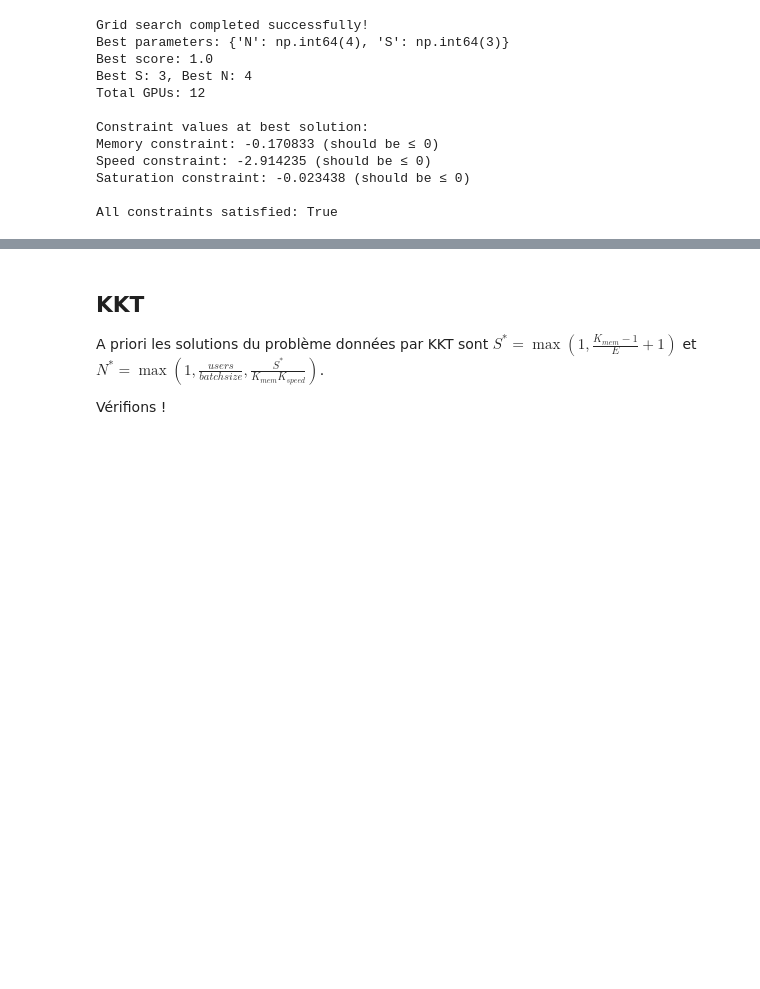
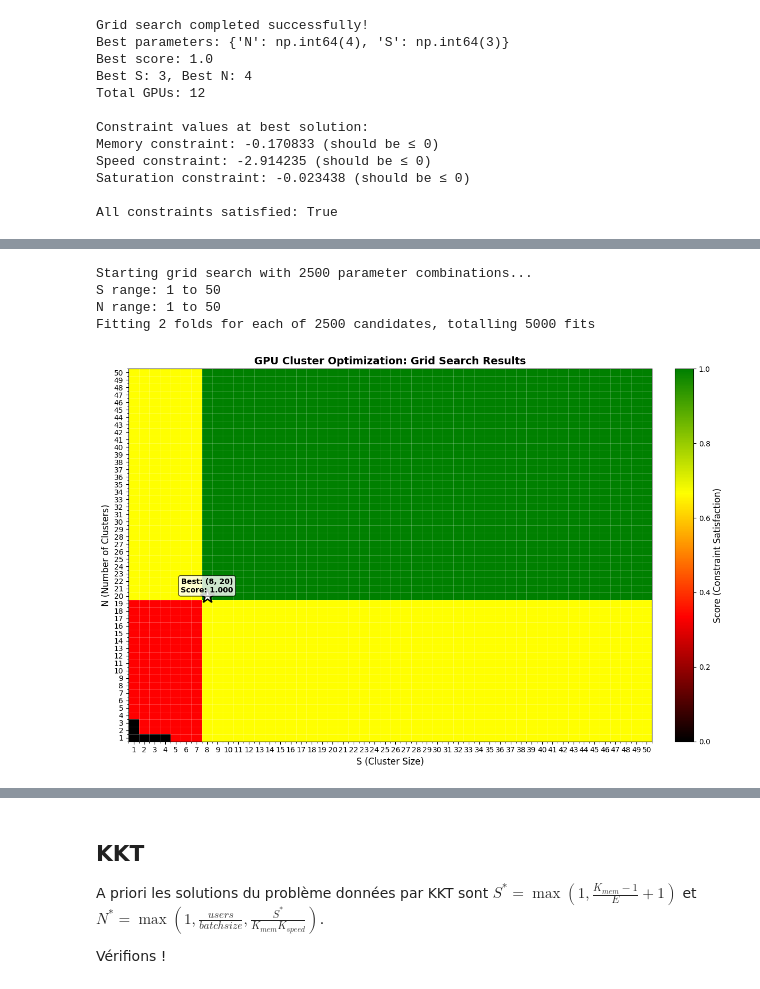
Before and after one commit to etalab-ia/InfraScale, a Jupyter notebook: solver.ipynb, the cells around one changed output, grey strips where cells are left out. Drawn from its saved outputs; the diff is of its cells as text; code cells hidden in the pictures; blank space fills up the shorter version.

Commit message:
tests with batchsize optimisation

```diff
--- a/solver.ipynb
+++ b/solver.ipynb
@@ -757,0 +866,57 @@ All constraints satisfied: True
+# %%
+params = {
+    'users': 5000,
+    'target_speed': 100,
+    'batch_size': 256,
+    'model_b_params': 70,  # Model size in billions of parameters
+    'model_layers': 80,
+    'model_dim': 8192,
+    'bytes_per_param': 2,  # 2 bytes for half precision
+    'tokens_per_request': 512,
+    'memory_overhead_percent': 20,
+    'prompt_size': 256,
+    'efficiency_factor': 0.85,
+    'gpu_vram_gb': 80,  # GPU VRAM in GB
+    'gpu_flops': 1989,  # TFLOPS
+    'gpu_bandwidth': 3350  # GB/s
+}
+
+sup_S = 50
+sup_N = 50
+
+params_grid = {
+  'S': np.arange(1, sup_S + 1),
+  'N': np.arange(1, sup_N + 1),
+}
+
+# Create the estimator with the fixed parameters (excluding S and N which will be varied)
+fixed_params = {k: v for k, v in params.items()}  # Make a copy
+est = ConstraintsEstimator(S=1, N=1, **fixed_params)
+
+# Use cv=2 since we need at least 2 folds for GridSearchCV to work properly
+grid_search = GridSearchCV(est, params_grid, cv=2, verbose=1, scoring=None)
+
+# Create dummy data for the fit (since we're not actually using X and y)
+X_dummy = [[1, 2], [3, 4]]  # This doesn't matter for our constraint checking
+
+print(f"\nStarting grid search with {len(params_grid['S']) * len(params_grid['N'])} parameter combinations...")
+print(f"S range: {params_grid['S'].min()} to {params_grid['S'].max()}")
+print(f"N range: {params_grid['N'].min()} to {params_grid['N'].max()}")
+
+grid_search.fit(X_dummy)
+
+fig, ax = visualize_grid_search_results(
+    grid_search,
+    param1_name='S',
+    param2_name='N',
+    figsize=(12, 8),
+    title="GPU Cluster Optimization: Grid Search Results"
+)
+
+plt.show()
+# %% [output]
+Starting grid search with 2500 parameter combinations...
+S range: 1 to 50
+N range: 1 to 50
+Fitting 2 folds for each of 2500 candidates, totalling 5000 fits
+[figure, added]
```
Also changed, not shown: parts of 11 cells of this notebook.
